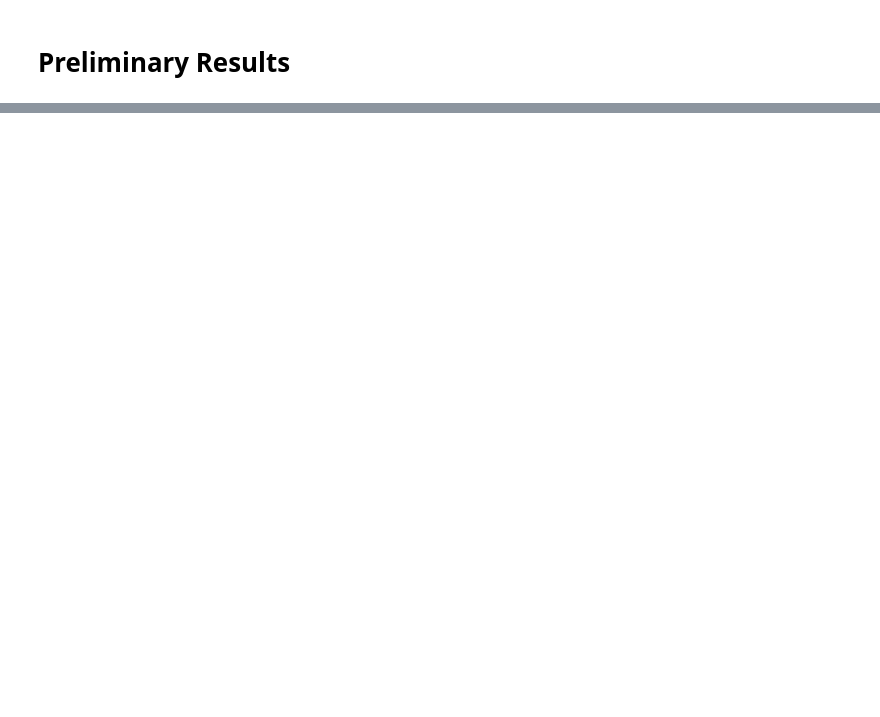
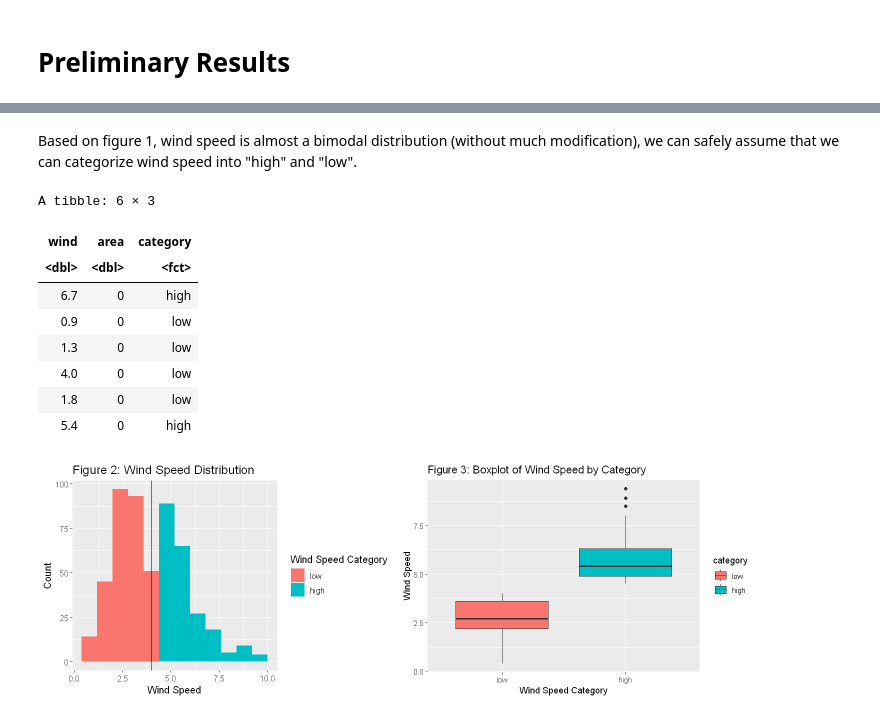
Before and after one commit to Mapleia/STAT_201_proj, a Jupyter notebook: src/Preliminary_Results.ipynb, the cells around one changed output, grey strips where cells are left out. Saved outputs shown, nothing was run; the diff lists cells and outputs as text; code cells hidden in the pictures; blank space fills up the shorter version.

```diff
--- a/src/Preliminary_Results.ipynb
+++ b/src/Preliminary_Results.ipynb
@@ -56,0 +75,38 @@ A tibble: 6 × 2
+# %% [markdown]
+Based on figure 1, wind speed is almost a bimodal distribution (without much modification), we can safely assume that we can categorize wind speed into "high" and "low".
+# %%
+xs <- quantile(forest_fires_data$wind,c(0,1/2,1))
+
+# add category column
+forest_fires_data <- forest_fires_data %>%
+    mutate(category=cut(wind, breaks=xs, labels=c("low","high"),include.lowest = TRUE))
+head(forest_fires_data)
+
+wind_plot_categorized <- forest_fires_data %>%
+    ggplot(aes(x =wind, fill = category))+
+    geom_histogram(binwidth = 0.8) +
+    labs(x="Wind Speed", y="Count")+
+    ggtitle("Figure 2: Wind Speed Distribution") +
+    scale_fill_discrete(name = "Wind Speed Category") +
+    theme(text = element_text(size = 12)) +
+    geom_vline(aes(xintercept = quantile(wind)[3]))
+
+box_plot <- forest_fires_data %>%
+  ggplot(aes(x = category, y = wind, fill = category)) +
+  geom_boxplot() +
+  labs(x="Wind Speed Category", y="Wind Speed") +
+  ggtitle("Figure 3: Boxplot of Wind Speed by Category")
+
+options(repr.plot.width = 12, repr.plot.height = 4)
+plot_grid(wind_plot_categorized, box_plot)
+# %% [output]
+A tibble: 6 × 3
+| wind | area | category |
+| <dbl> | <dbl> | <fct> |
+| 6.7 | 0 | high |
+| 0.9 | 0 | low |
+| 1.3 | 0 | low |
+| 4.0 | 0 | low |
+| 1.8 | 0 | low |
+| 5.4 | 0 | high |
+[figure, added]
```
Also changed, not shown: parts of 21 cells of this notebook.
